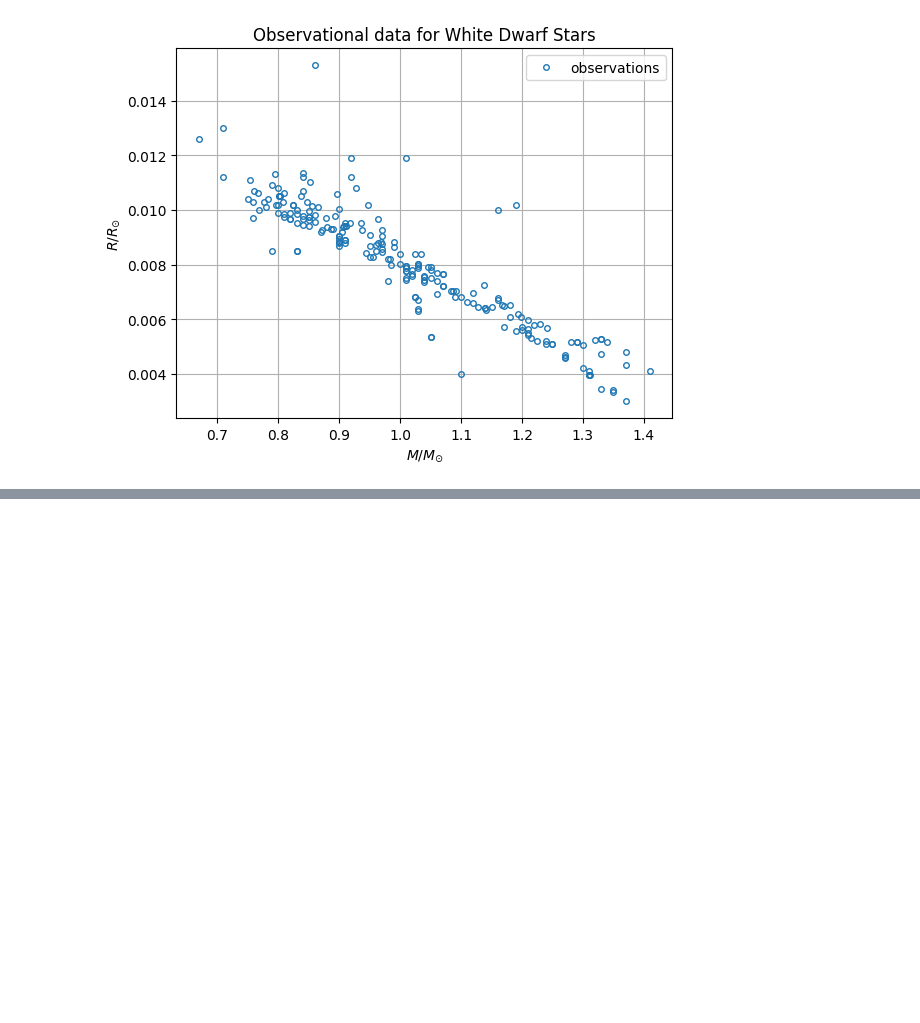
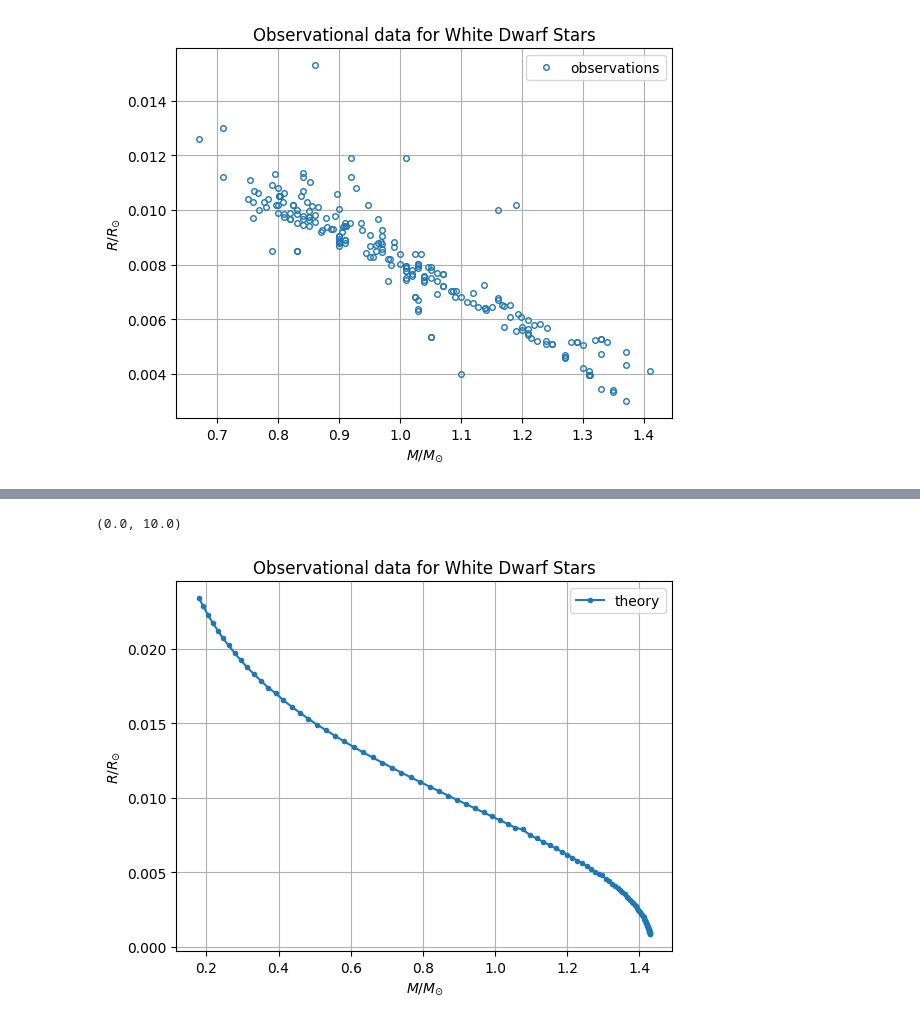
Before and after one commit to PHYS-2200-Computational-Physics-Course/phys2200-lectures-aav21006, a Jupyter notebook: Lecture18/work18.ipynb, the cells around one changed output, grey strips where cells are left out. Saved outputs shown, nothing was run; the diff lists cells and outputs as text; code cells hidden in the pictures; blank space fills up the shorter version.

```diff
--- a/Lecture18/work18.ipynb
+++ b/Lecture18/work18.ipynb
@@ -77,0 +141,8 @@ title("Observational data for White Dwarf Stars");
+# %%
+
+radi = zeros(np)
+mass = zeros(np);
+# %%
+rspan = (0.0, 10.0)
+# %% [output]
+(0.0, 10.0)
@@ -77,0 +174,9 @@ title("Observational data for White Dwarf Stars");
+# %%
+plot(mass * 0.71, radi * 0.006, marker=".", label="theory")
+grid(true)
+xlabel(L"$M/M_{\odot}$")
+ylabel(L"$R/R_{\odot}$")
+legend()
+title("Observational data for White Dwarf Stars");
+# %% [output]
+[figure, added]
```
Also changed, not shown: parts of 5 cells of this notebook.
